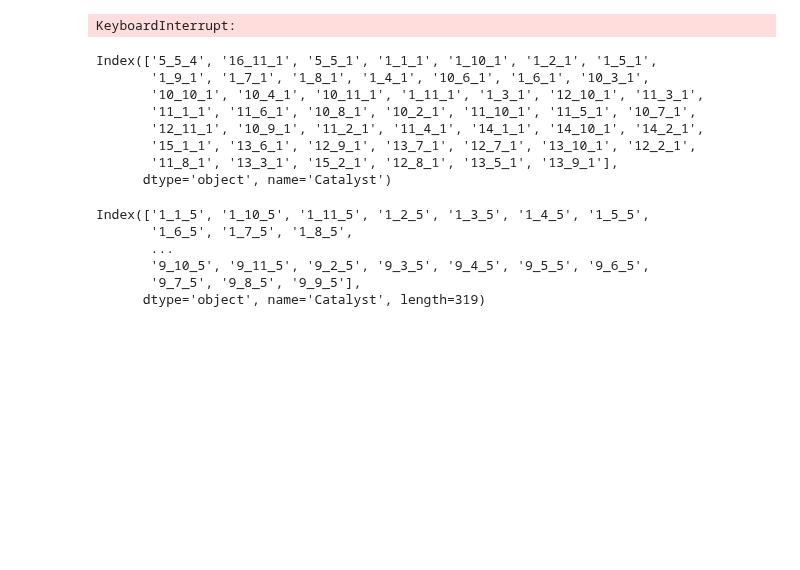
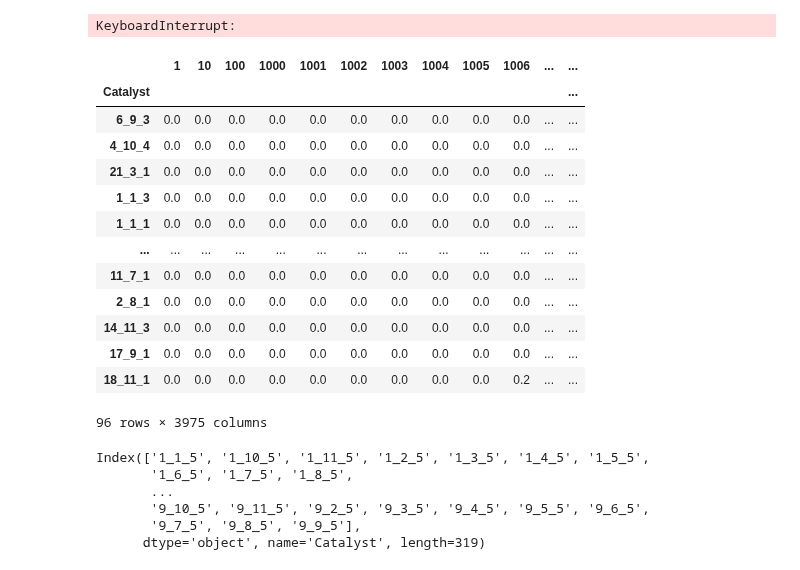
Before and after one commit to nirb28/ee-predict, a Jupyter notebook: cd_v2.ipynb, the cells around one changed output. Cells and saved outputs as stored; diff of their text form; code cells hidden in the pictures; blank space fills up the shorter version.

```diff
--- a/cd_v2.ipynb
+++ b/cd_v2.ipynb
@@ -184,20 +184,13 @@ print("The max value (target) of the ddG is: " + str(df['ddG'].max()))
 
 not_highest_index=[i for i in df.index if i not in highest_ddg_index]
 random_catalyst_df = df.loc[not_highest_index].sample(START_SAMPLE_SIZE)
-prev_loop_len = len(random_catalyst_df)
 while(len(random_catalyst_df) < len(df)):
     print("The current maximum ddg is at: " + str(random_catalyst_df['ddG'].max()))
     new_optimized_catalysts = optimize_catalysts(random_catalyst_df[X_COLS], pls_large_saved_model)
     random_catalyst_df = process_neighbors(knn, new_optimized_catalysts, random_catalyst_df)
-    ## Should not happen because of unique neighbours
-    if(len(random_catalyst_df) == prev_loop_len):
-        print("The processing has blocked and no new catalysts are being added. Exiting.")
-        break
     if len(pd.concat([highest_ddg_index.to_series(), random_catalyst_df.index.to_series()], axis=1, join='inner')) > 0:
         print("Found the highest ddG. Exiting.")
         break
-    prev_loop_len = len(random_catalyst_df)
-    print(prev_loop_len)
 # %% [output]
 The max value (target) of the ddG is: 1.46301068
 The current maximum ddg is at: 0.276785804
@@ -212,18 +205,25 @@ The current maximum ddg is at: 0.276785804
 96
 The current maximum ddg is at: 0.276785804
 KeyboardInterrupt:
-# %%
-random_catalyst_df.index
-#df['ddG'].unique()
-# %% [output]
-Index(['5_5_4', '16_11_1', '5_5_1', '1_1_1', '1_10_1', '1_2_1', '1_5_1',
-       '1_9_1', '1_7_1', '1_8_1', '1_4_1', '10_6_1', '1_6_1', '10_3_1',
-       '10_10_1', '10_4_1', '10_11_1', '1_11_1', '1_3_1', '12_10_1', '11_3_1',
-       '11_1_1', '11_6_1', '10_8_1', '10_2_1', '11_10_1', '11_5_1', '10_7_1',
-       '12_11_1', '10_9_1', '11_2_1', '11_4_1', '14_1_1', '14_10_1', '14_2_1',
-       '15_1_1', '13_6_1', '12_9_1', '13_7_1', '12_7_1', '13_10_1', '12_2_1',
-       '11_8_1', '13_3_1', '15_2_1', '12_8_1', '13_5_1', '13_9_1'],
-      dtype='object', name='Catalyst')
+# %%
+random_catalyst_df
+random_catalyst_df['pred_ddG'] = df.apply(lambda x: pls_predict_ee(pls_large_saved_model, np.array(x[X_COLS])), axis=1)
+random_catalyst_df
+# %% [output]
+|  | 1 | 10 | 100 | 1000 | 1001 | 1002 | 1003 | 1004 | 1005 | 1006 | ... | ... |
+| Catalyst |  |  |  |  |  |  |  |  |  |  |  | ... |
+| 6_9_3 | 0.0 | 0.0 | 0.0 | 0.0 | 0.0 | 0.0 | 0.0 | 0.0 | 0.0 | 0.0 | ... | ... |
+| 4_10_4 | 0.0 | 0.0 | 0.0 | 0.0 | 0.0 | 0.0 | 0.0 | 0.0 | 0.0 | 0.0 | ... | ... |
+| 21_3_1 | 0.0 | 0.0 | 0.0 | 0.0 | 0.0 | 0.0 | 0.0 | 0.0 | 0.0 | 0.0 | ... | ... |
+| 1_1_3 | 0.0 | 0.0 | 0.0 | 0.0 | 0.0 | 0.0 | 0.0 | 0.0 | 0.0 | 0.0 | ... | ... |
+| 1_1_1 | 0.0 | 0.0 | 0.0 | 0.0 | 0.0 | 0.0 | 0.0 | 0.0 | 0.0 | 0.0 | ... | ... |
+| ... | ... | ... | ... | ... | ... | ... | ... | ... | ... | ... | ... | ... |
+| 11_7_1 | 0.0 | 0.0 | 0.0 | 0.0 | 0.0 | 0.0 | 0.0 | 0.0 | 0.0 | 0.0 | ... | ... |
+| 2_8_1 | 0.0 | 0.0 | 0.0 | 0.0 | 0.0 | 0.0 | 0.0 | 0.0 | 0.0 | 0.0 | ... | ... |
+| 14_11_3 | 0.0 | 0.0 | 0.0 | 0.0 | 0.0 | 0.0 | 0.0 | 0.0 | 0.0 | 0.0 | ... | ... |
+| 17_9_1 | 0.0 | 0.0 | 0.0 | 0.0 | 0.0 | 0.0 | 0.0 | 0.0 | 0.0 | 0.0 | ... | ... |
+| 18_11_1 | 0.0 | 0.0 | 0.0 | 0.0 | 0.0 | 0.0 | 0.0 | 0.0 | 0.0 | 0.2 | ... | ... |
+96 rows × 3975 columns
 # %%
 highest_ddg_index
 # %% [output]
```
